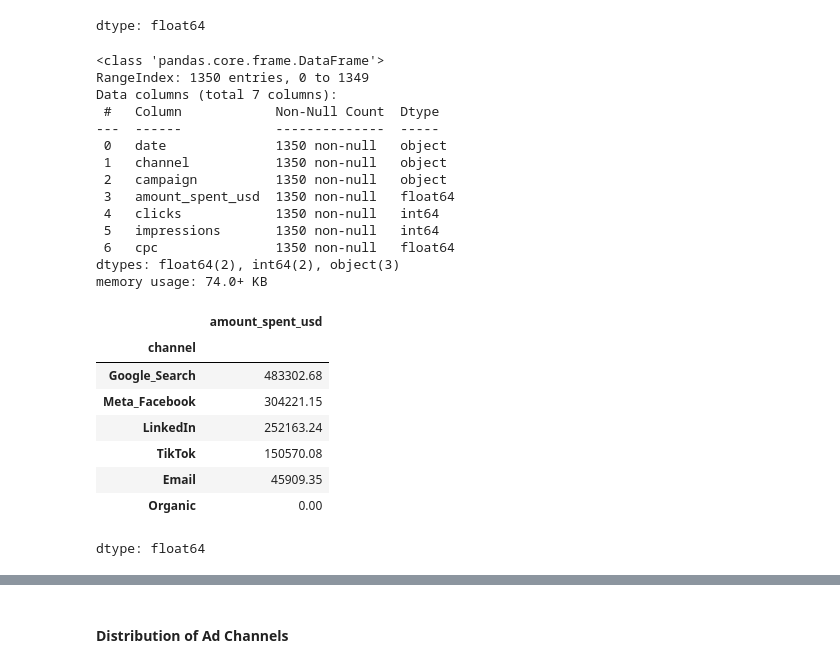
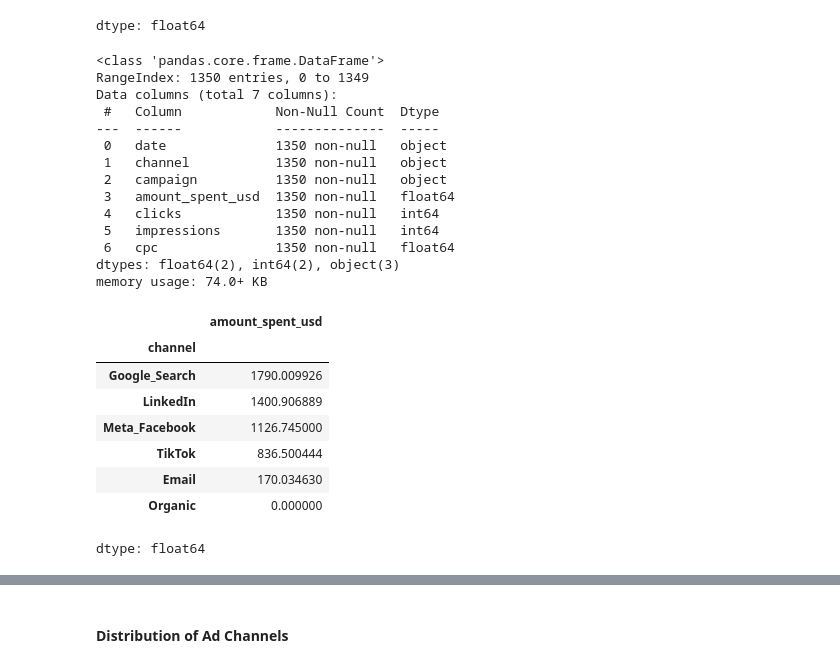
Before and after one commit to banerjee109/Infotact-Data-Team-2, a Jupyter notebook: Assignmenet_1_Roughbook.ipynb, the cells around one changed output, grey strips where cells are left out. Drawn from its saved outputs; the diff is of its cells as text; code cells hidden in the pictures.

Commit message:
Analysed average amount spent on unique channels

```diff
--- a/Assignmenet_1_Roughbook.ipynb
+++ b/Assignmenet_1_Roughbook.ipynb
@@ -242,39 +242,40 @@ ad_spend_df.iloc[1006]
 ad_spend_df["amount_spent_usd"].idxmin()
 ad_spend_df.iloc[[13,14,1006]]
 ad_spend_df[(ad_spend_df["amount_spent_usd"]==0)]["campaign"].unique()
 ad_spend_df.head()
 ad_spend_df["impressions"].mean()
 ad_spend_df[(ad_spend_df["impressions"]>=15000)]["campaign"].nunique()
 ##ad_spend_df.isnull().sum()
 ad_spend_df.isna().sum()
 ad_spend_df.head()
 ad_spend_df.groupby("campaign")[["clicks","cpc"]].sum().sort_values(by="clicks",ascending=False)
 ad_spend_df["channel"].unique()
 ad_spend_df["channel"].nunique()
 ad_spend_df.groupby("channel")["amount_spent_usd"].sum().sort_values(ascending=False)
+ad_spend_df.groupby("channel")["amount_spent_usd"].mean().sort_values(ascending=False)
 # %% [output]
 <class 'pandas.core.frame.DataFrame'>
 RangeIndex: 1350 entries, 0 to 1349
 Data columns (total 7 columns):
  #   Column            Non-Null Count  Dtype
 ---  ------            --------------  -----
  0   date              1350 non-null   object
  1   channel           1350 non-null   object
  2   campaign          1350 non-null   object
  3   amount_spent_usd  1350 non-null   float64
  4   clicks            1350 non-null   int64
  5   impressions       1350 non-null   int64
  6   cpc               1350 non-null   float64
 dtypes: float64(2), int64(2), object(3)
 memory usage: 74.0+ KB
 |  | amount_spent_usd |
 | channel |  |
-| Google_Search | 483302.68 |
-| Meta_Facebook | 304221.15 |
-| LinkedIn | 252163.24 |
-| TikTok | 150570.08 |
-| Email | 45909.35 |
-| Organic | 0.00 |
+| Google_Search | 1790.009926 |
+| LinkedIn | 1400.906889 |
+| Meta_Facebook | 1126.745000 |
+| TikTok | 836.500444 |
+| Email | 170.034630 |
+| Organic | 0.000000 |
 dtype: float64
 # %%
 import pandas as pd
```
